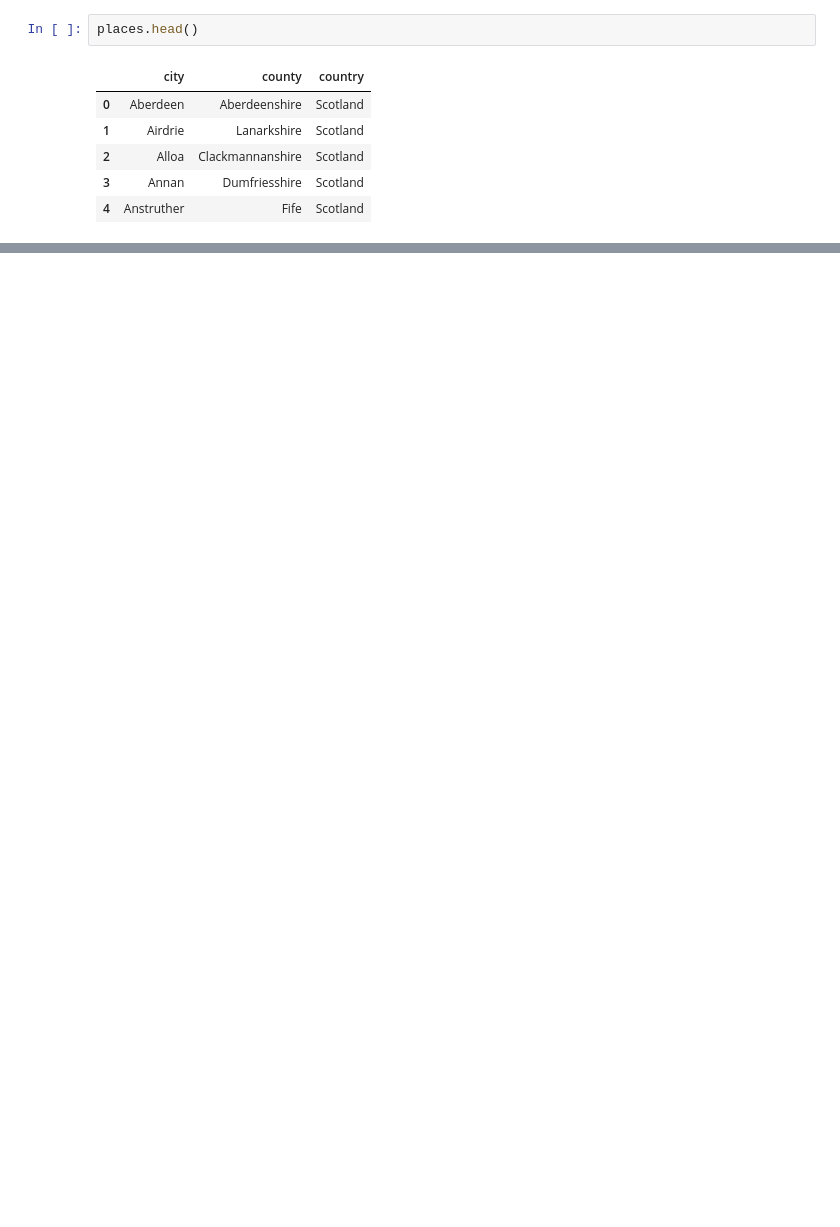
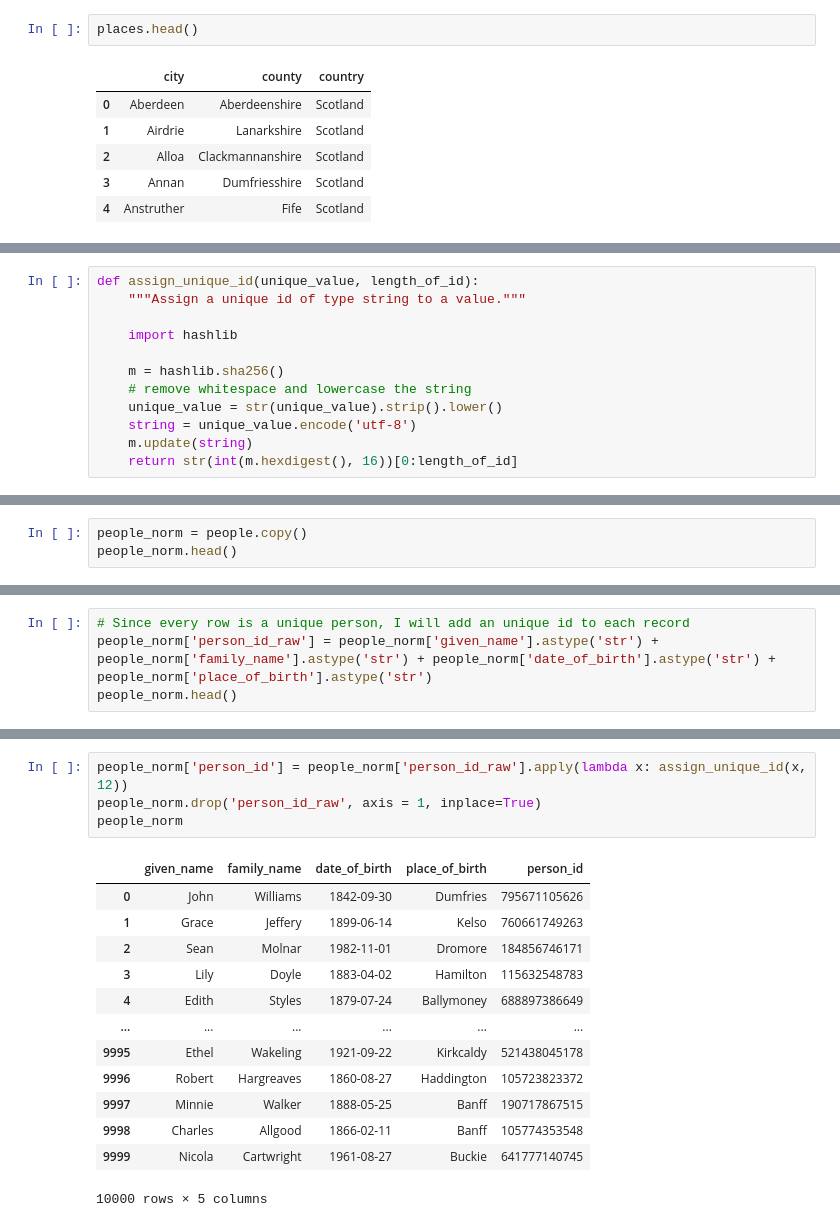
Before and after one commit to jonokellermann/recruitment-test-data-engineering, a Jupyter notebook: data/eda.ipynb, the cells around one changed output, grey strips where cells are left out. Drawn from its saved outputs; the diff is of its cells as text; blank space fills up the shorter version.

```diff
--- a/data/eda.ipynb
+++ b/data/eda.ipynb
@@ -52,0 +115,12 @@ dtype: int64
+# %%
+def assign_unique_id(unique_value, length_of_id):
+    """Assign a unique id of type string to a value."""
+
+    import hashlib
+
+    m = hashlib.sha256()
+    # remove whitespace and lowercase the string
+    unique_value = str(unique_value).strip().lower()
+    string = unique_value.encode('utf-8')
+    m.update(string)
+    return str(int(m.hexdigest(), 16))[0:length_of_id]
@@ -52,0 +191,3 @@ dtype: int64
+# %%
+people_norm = people.copy()
+people_norm.head()
@@ -52,0 +206,4 @@ dtype: int64
+# %%
+# Since every row is a unique person, I will add an unique id to each record
+people_norm['person_id_raw'] = people_norm['given_name'].astype('str') + people_norm['family_name'].astype('str') + people_norm['date_of_birth'].astype('str') + people_norm['place_of_birth'].astype('str')
+people_norm.head()
@@ -52,0 +217,18 @@ dtype: int64
+# %%
+people_norm['person_id'] = people_norm['person_id_raw'].apply(lambda x: assign_unique_id(x, 12))
+people_norm.drop('person_id_raw', axis = 1, inplace=True)
+people_norm
+# %% [output]
+|  | given_name | family_name | date_of_birth | place_of_birth | person_id |
+| 0 | John | Williams | 1842-09-30 | Dumfries | 795671105626 |
+| 1 | Grace | Jeffery | 1899-06-14 | Kelso | 760661749263 |
+| 2 | Sean | Molnar | 1982-11-01 | Dromore | 184856746171 |
+| 3 | Lily | Doyle | 1883-04-02 | Hamilton | 115632548783 |
+| 4 | Edith | Styles | 1879-07-24 | Ballymoney | 688897386649 |
+| ... | ... | ... | ... | ... | ... |
+| 9995 | Ethel | Wakeling | 1921-09-22 | Kirkcaldy | 521438045178 |
+| 9996 | Robert | Hargreaves | 1860-08-27 | Haddington | 105723823372 |
+| 9997 | Minnie | Walker | 1888-05-25 | Banff | 190717867515 |
+| 9998 | Charles | Allgood | 1866-02-11 | Banff | 105774353548 |
+| 9999 | Nicola | Cartwright | 1961-08-27 | Buckie | 641777140745 |
+10000 rows × 5 columns
```
Also changed, not shown: parts of 32 cells of this notebook, 11 other files.
